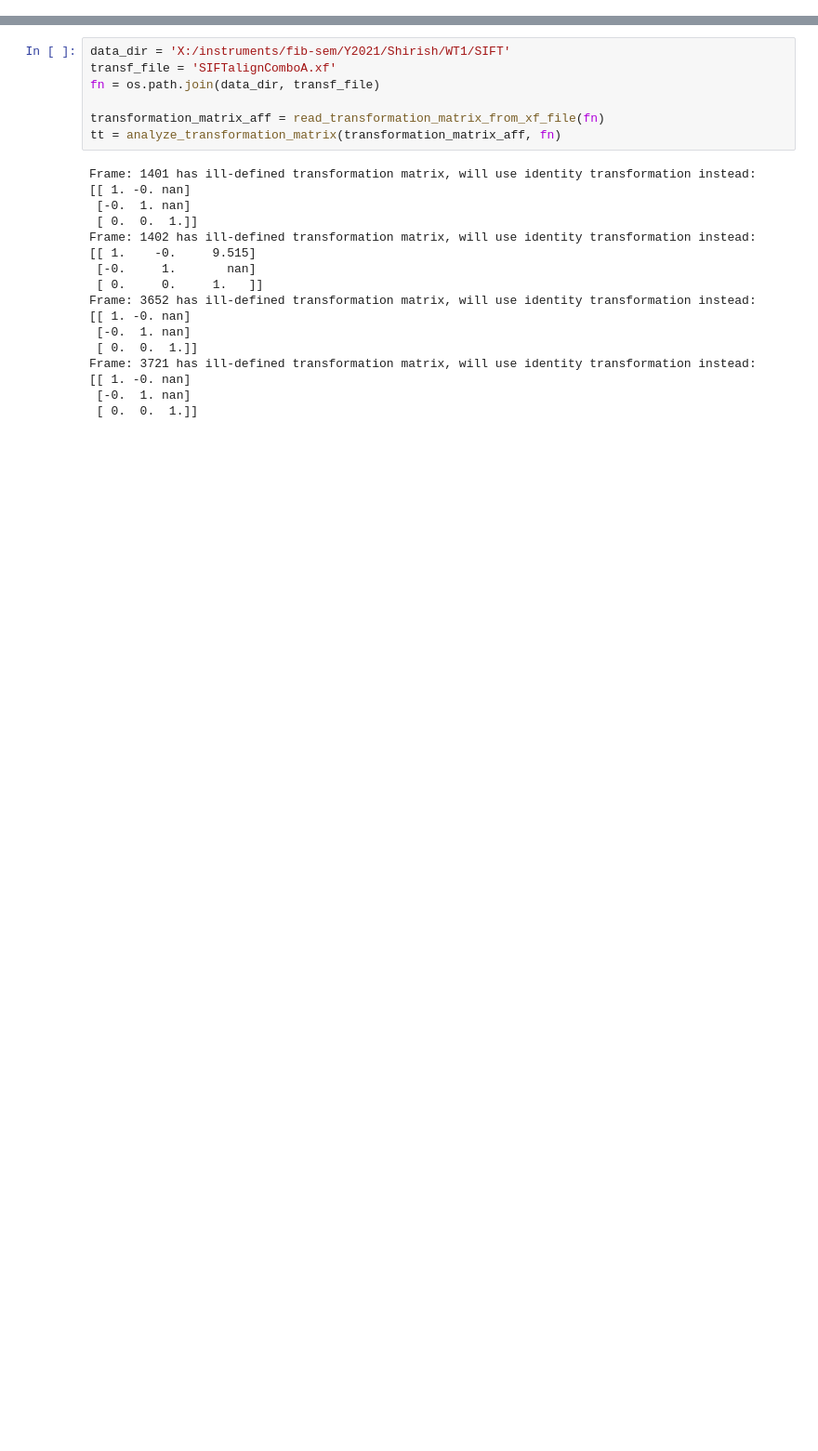
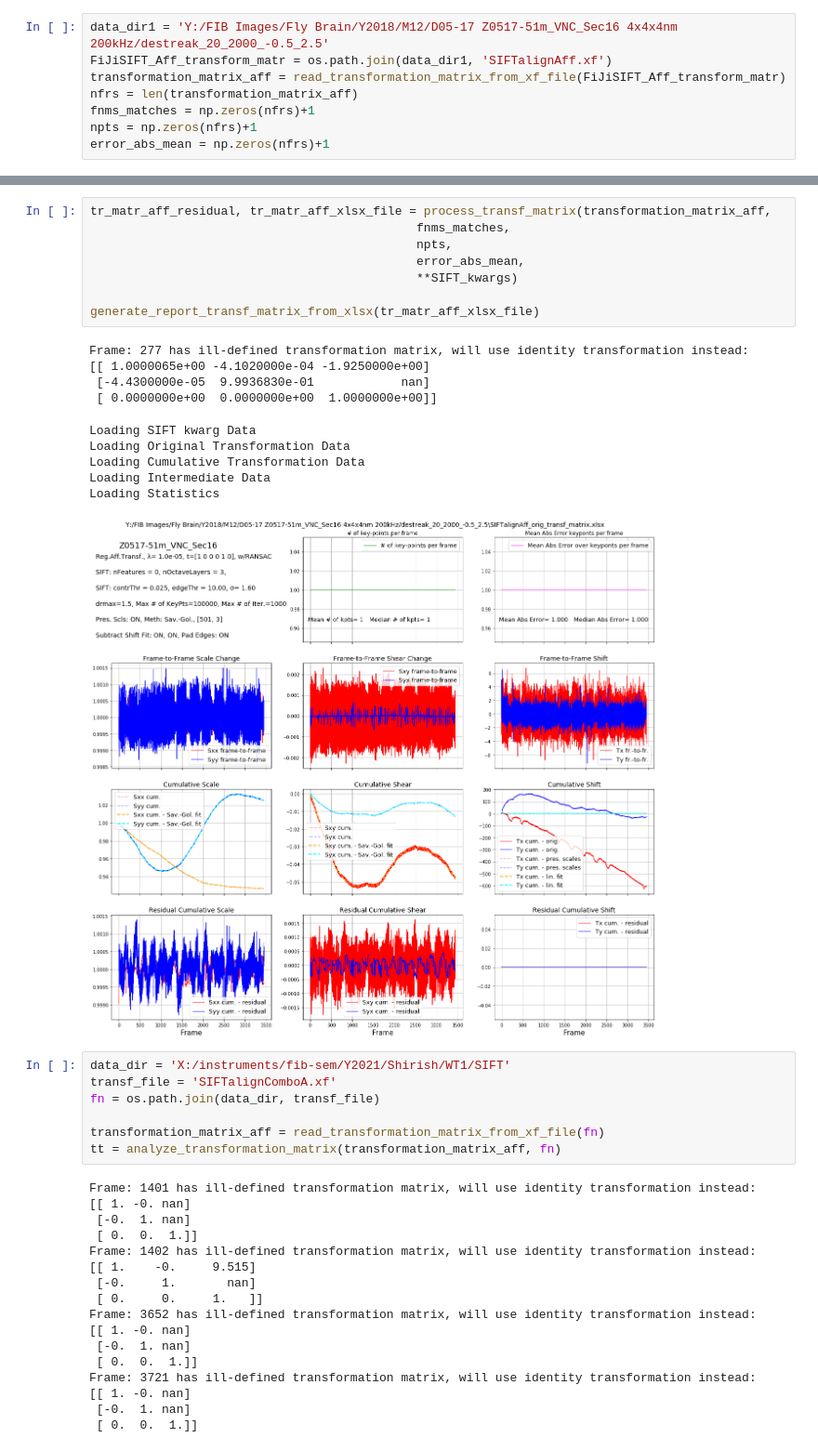
Before and after one commit to gleb-shtengel/FIB-SEM, a Jupyter notebook: Read_Plot_FIJI_TransformationMatrix.ipynb, the cells around one changed output, grey strips where cells are left out. Shown at 93% size. Drawn from its saved outputs; the diff is of its cells as text; blank space fills up the shorter version.

```diff
--- a/Read_Plot_FIJI_TransformationMatrix.ipynb
+++ b/Read_Plot_FIJI_TransformationMatrix.ipynb
@@ -186,0 +383,8 @@ Frame: 3721 has ill-defined transformation matrix, will use identity transformat
+# %%
+data_dir1 = 'Y:/FIB Images/Fly Brain/Y2018/M12/D05-17 Z0517-51m_VNC_Sec16 4x4x4nm 200kHz/destreak_20_2000_-0.5_2.5'
+FiJiSIFT_Aff_transform_matr = os.path.join(data_dir1, 'SIFTalignAff.xf')
+transformation_matrix_aff = read_transformation_matrix_from_xf_file(FiJiSIFT_Aff_transform_matr)
+nfrs = len(transformation_matrix_aff)
+fnms_matches = np.zeros(nfrs)+1
+npts = np.zeros(nfrs)+1
+error_abs_mean = np.zeros(nfrs)+1
@@ -187,3 +525,22 @@ Frame: 3721 has ill-defined transformation matrix, will use identity transformat
+# %%
+tr_matr_aff_residual, tr_matr_aff_xlsx_file = process_transf_matrix(transformation_matrix_aff,
+                                             fnms_matches,
+                                             npts,
+                                             error_abs_mean,
+                                             **SIFT_kwargs)
+
+generate_report_transf_matrix_from_xlsx(tr_matr_aff_xlsx_file)
+# %% [output]
+Frame: 277 has ill-defined transformation matrix, will use identity transformation instead:
+[[ 1.0000065e+00 -4.1020000e-04 -1.9250000e+00]
+ [-4.4300000e-05  9.9936830e-01            nan]
+ [ 0.0000000e+00  0.0000000e+00  1.0000000e+00]]
+Loading SIFT kwarg Data
+Loading Original Transformation Data
+Loading Cumulative Transformation Data
+Loading Intermediate Data
+Loading Statistics
+[figure, added]
 # %%
 data_dir = 'X:/instruments/fib-sem/Y2021/Shirish/WT1/SIFT'
 transf_file = 'SIFTalignComboA.xf'
```
Also changed, not shown: parts of 5 cells of this notebook, 1 other file.
